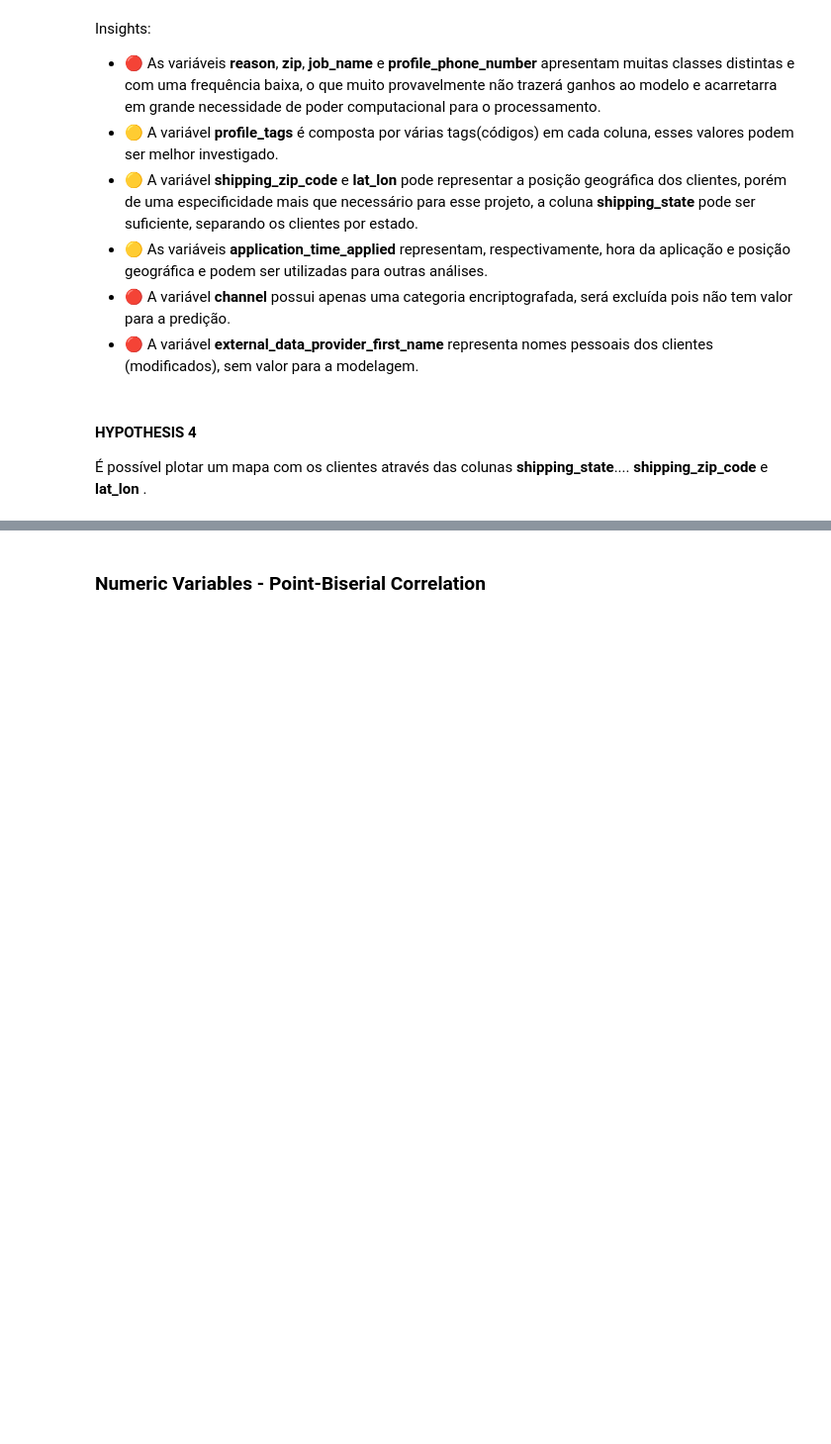
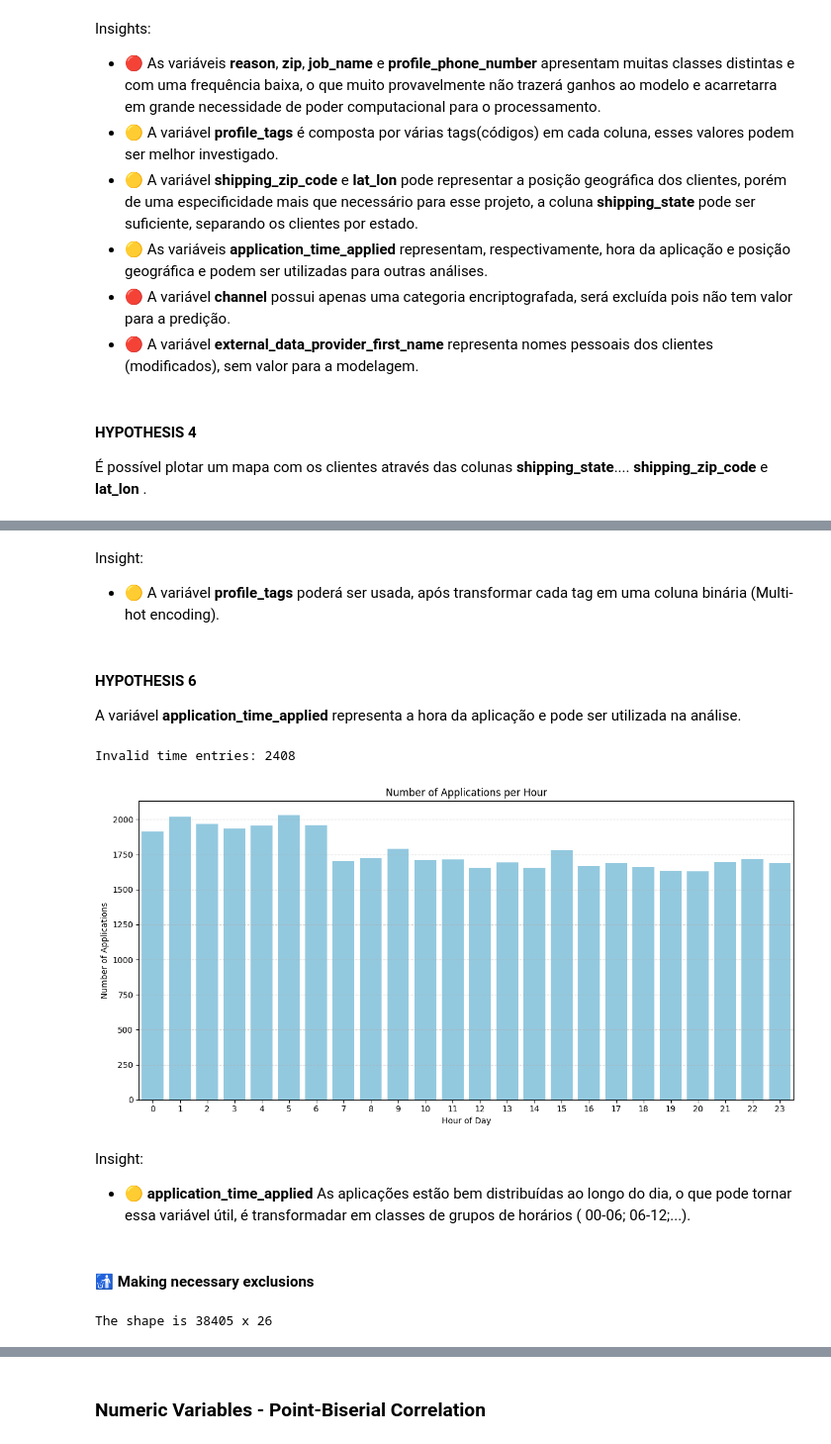
Before and after one commit to gabrielcapela/credit_risk, a Jupyter notebook: notebooks/I_data_analysis.ipynb, the cells around one changed output, grey strips where cells are left out. Shown at 99% size. Cells and saved outputs as stored; diff of their text form; code cells hidden in the pictures; blank space fills up the shorter version.

Commit message:
Endind data understanding

```diff
--- a/notebooks/I_data_analysis.ipynb
+++ b/notebooks/I_data_analysis.ipynb
@@ -657,0 +645,17 @@ fig.show()
+# %%
+import ast
+# Convert the string to dict
+df['profile_tags'] = df['profile_tags'].apply(ast.literal_eval)
+
+
+# Extract all tag lists from the 'profile_tags' column
+all_tags = df['profile_tags'].apply(lambda x: x['tags']).explode()
+
+# Get unique tags
+unique_tags = all_tags.unique()
+print(f"Number of unique tags: {len(unique_tags)}")
+print(f"Unique tags: {unique_tags}")
+
+# Optional: count the frequency of each tag
+tag_counts = all_tags.value_counts()
+print(tag_counts)
@@ -657,0 +680,52 @@ fig.show()
+# %% [markdown]
+Insight:
+
+- 🟡 A variável **profile_tags** poderá ser usada, após transformar cada tag em uma coluna binária (Multi-hot encoding).
+# %% [markdown]
+#### HYPOTHESIS 6
+A variável **application_time_applied** representa a hora da aplicação e pode ser utilizada na análise.
+# %%
+
+# Convert the 'time_applied' column from string to datetime format
+df_test=df.copy()
+
+# Try to convert, invalid times will become NaT
+df_test['application_time_applied'] = pd.to_datetime(
+    df_test['application_time_applied'],
+    format='%H:%M:%S',
+    errors='coerce'  # this avoids crashing on bad data
+)
+
+# Check how many invalid entries were found
+invalid_times = df_test['application_time_applied'].isna().sum()
+print(f"Invalid time entries: {invalid_times}")
+
+# Optional: drop rows with invalid times
+df_test = df_test.dropna(subset=['application_time_applied'])
+
+
+# Extract the hour (0 to 23) from the datetime
+df_test['application_time_applied'] = df_test['application_time_applied'].dt.hour
+
+# Count the number of applications per hour
+applications_per_hour = df_test['application_time_applied'].value_counts().sort_index()
+
+# Plot the number of applications per hour
+plt.figure(figsize=(12, 6))
+sns.barplot(x=applications_per_hour.index, y=applications_per_hour.values, color='skyblue')
+plt.title('Number of Applications per Hour')
+plt.xlabel('Hour of Day')
+plt.ylabel('Number of Applications')
+plt.xticks(range(0, 24))  # Show all 24 hours on the x-axis
+plt.grid(axis='y', linestyle='--', alpha=0.5)
+plt.tight_layout()
+plt.show()
+# %% [output]
+Invalid time entries: 2408
+[figure, added]
+# %% [markdown]
+Insight:
+
+- 🟡 **application_time_applied** As aplicações estão bem distribuídas ao longo do dia, o que pode tornar essa variável útil, é transformadar em classes de grupos de horários ( 00-06; 06-12;...).
+# %% [markdown]
+#### 🚮 Making necessary exclusions
@@ -657,0 +735,5 @@ fig.show()
+# %%
+print(f'The shape is {df_clean.shape[0]} x {df_clean.shape[1]}')
+# df_clean.head()
+# %% [output]
+The shape is 38405 x 26
```
Also changed, not shown: parts of 95 cells of this notebook.
